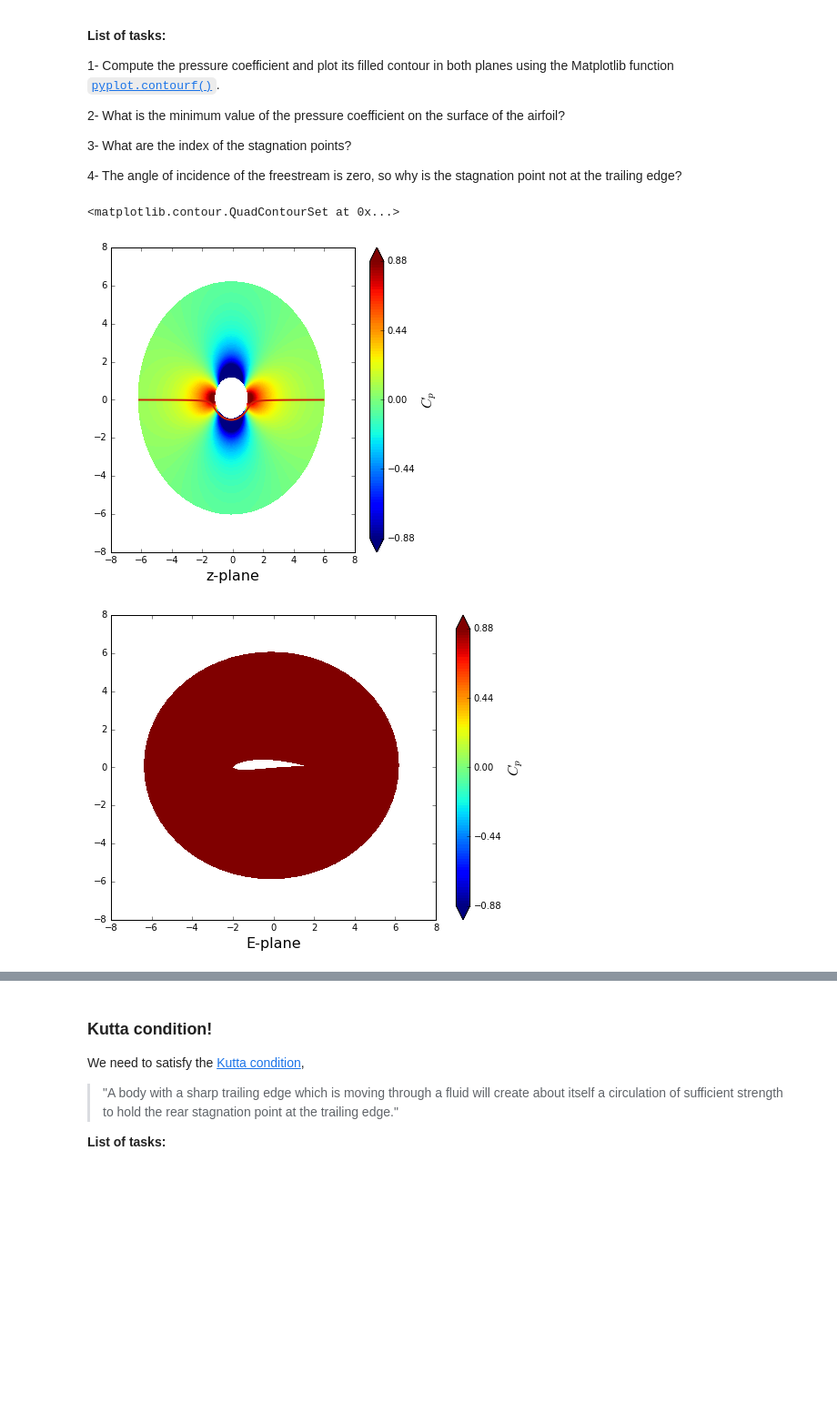
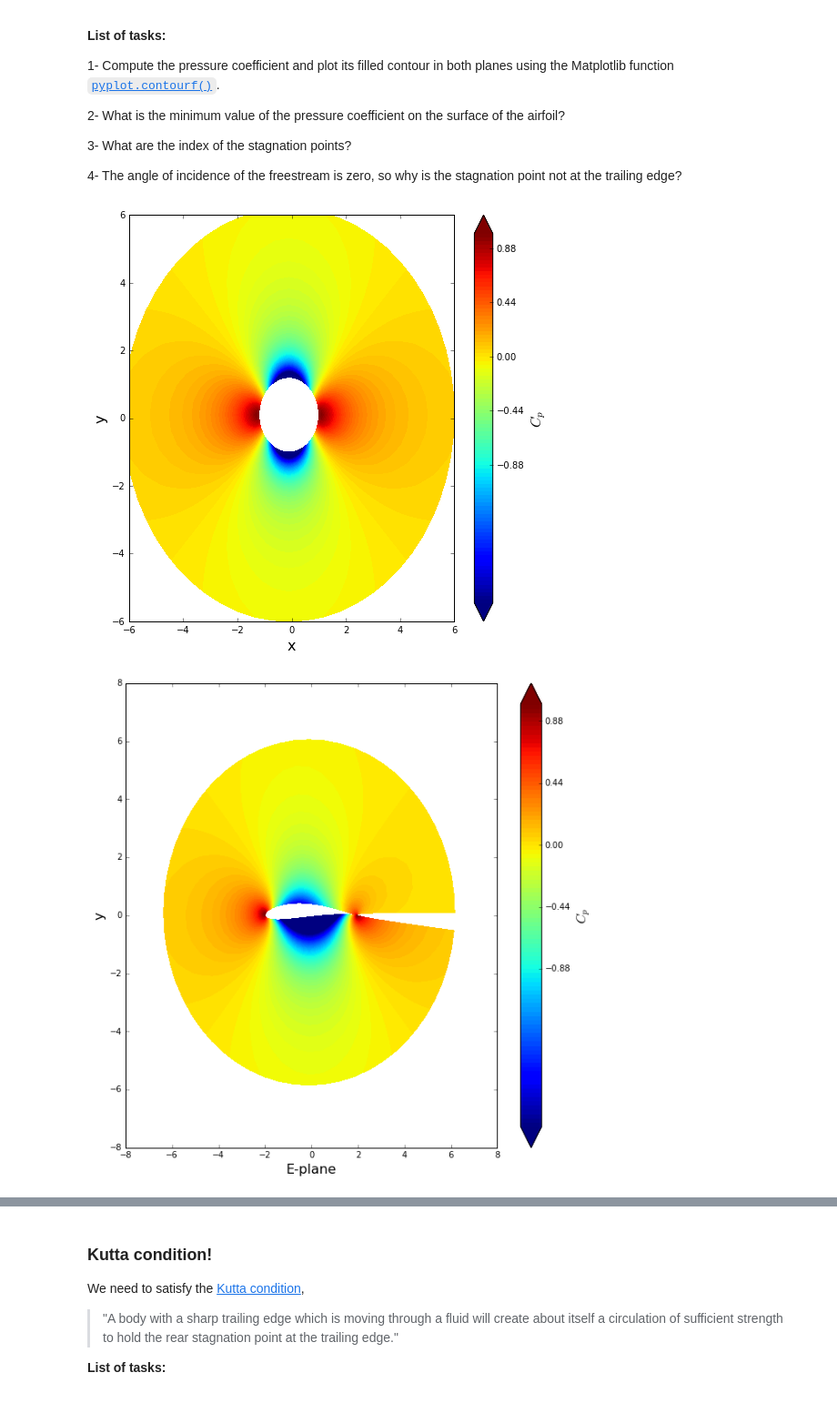
Before and after one commit to liu19941121/mae6226-work, a Jupyter notebook: midterm/midterm.ipynb, the cells around one changed output, grey strips where cells are left out. Shown at 91% size. Saved outputs shown, nothing was run; the diff lists cells and outputs as text; code cells hidden in the pictures; blank space fills up the shorter version.

```diff
--- a/midterm/midterm.ipynb
+++ b/midterm/midterm.ipynb
@@ -330,9 +333,9 @@ the function on the point $2.2 + 2.2j$ returns the point $1.00022655827 + 0.0995
 (You can display a zoom at the trailing-edge to support your answer.)
 # %%
 # Use this cell to write your function.
-def get_velocity(u, v, b, theta):
-    E = u_1 - v_1 * 1j
+def get_velocity_W(b, theta, x, y):
+    E = x + 1j*y
     n = 2 - theta/numpy.pi
-    W_1 = E/((4*n**2*b**2)/(E**2-b**4))*(1+b**2/E)**n*(1-b**2/E)**n/((1+b**2/E)**n-(1-b**2/E)**n)**2
+    W_1 = ((4*n**2*b**2)/(E**2-b**4))*(1+b**2/E)**n*(1-b**2/E)**n/((1+b**2/E)**n-(1-b**2/E)**n)**2
 
     return W_1
@@ -361,0 +342,6 @@ pyplot.quiver(x_1, y_1, W_2.real, W_2.imag, units='xy',pivot='tip',width=0.005,s
+# %%
+x, y = 2.2, 2.2
+b = 1
+theta = 5*math.pi/180
+W_check = get_velocity_W(b, theta, x, y)
+print('W_check = ', W_check )
@@ -361,0 +350,15 @@ pyplot.quiver(x_1, y_1, W_2.real, W_2.imag, units='xy',pivot='tip',width=0.005,s
+# %%
+# get the value of the derivative  dzdξ
+W_E = u_1 + 1j*v_1
+W_2 = get_velocity_W(b, T_theta, x_1, y_1)
+W_z = W_E / W_2
+u_2 = W_z.real
+v_2 = -W_z.imag
+
+size = 8
+pyplot.figure(figsize=(size, size))
+pyplot.xlabel('x', fontsize=16)
+pyplot.ylabel('y', fontsize=16)
+pyplot.xlim(-3.0, 3.0)
+pyplot.ylim(-3.0, 3.0)
+pyplot.quiver(z_2.real, z_2.imag, u_2, v_2,units='xy',pivot='tip', width=0.01, scale=10)
@@ -378,32 +384,32 @@ Let's have a look at the pressure coefficient to check what's going on.
 cp_1 = 1.0 - (u_1**2+v_1**2)/u_inf**2
 
 # plot the pressure coefficient field in the z-plane
-size = 6
+size = 8
 pyplot.figure(figsize=(size, size))
-pyplot.xlabel('z-plane', fontsize=16)
-pyplot.xlim(-8.0, 8.0)
-pyplot.ylim(-8.0, 8.0)
-contf = pyplot.contourf(x_1, y_1, cp_1, levels=numpy.linspace(-0.88, 0.88, 100), extend='both')
+pyplot.xlabel('x', fontsize=16)
+pyplot.ylabel('y', fontsize=16)
+pyplot.xlim(-6.0, 6.0)
+pyplot.ylim(-6.0, 6.0)
+contf = pyplot.contourf(x_1, y_1, cp_1, levels=numpy.linspace(-2.0, 1.0, 100), extend='both')
 cbar = pyplot.colorbar(contf)
 cbar.set_label('$C_p$', fontsize=16)
 cbar.set_ticks([-0.88, -0.44, 0.0, 0.44, 0.88])
-pyplot.contour(x_1, y_1, psi, levels=[0.], colors='#CD2305', linewidths=2, linestyles='solid')
 # %% [output]
-<matplotlib.contour.QuadContourSet at 0x...>
-[figure, old version]
+[figure, new version]
 # %%
-cp = 1.0 - (W_2.real**2 + W_2.imag**2)/u_inf**2
-z_3 = get_Karman_Trefftz_transformation(b, theta_1, x_1, y_1)
+cp_2 = 1.0 - (u_2**2 + v_2**2)/u_inf**2
 
 # plot the pressure coefficient field in the E-plane
-size = 6
-pyplot.figure(figsize=(8, size))
+size = 10
+pyplot.figure(figsize=(size, size))
+pyplot.xlabel('x', fontsize=16)
+pyplot.ylabel('y', fontsize=16)
 pyplot.xlabel('E-plane', fontsize=16)
 pyplot.xlim(-8.0, 8.0)
 pyplot.ylim(-8.0, 8.0)
-contf = pyplot.contourf(z_3.real, z_3.imag, cp, levels=numpy.linspace(-0.88, 0.88, 100), extend='both')
+contf = pyplot.contourf(z_2.real, z_2.imag, cp_2, levels=numpy.linspace(-2.0, 1.0, 100), extend='both')
 cbar = pyplot.colorbar(contf)
 cbar.set_label('$C_p$', fontsize=16)
 cbar.set_ticks([-0.88, -0.44, 0.0, 0.44, 0.88])
 # %% [output]
-[figure, old version]
+[figure, new version]
```
Also changed, not shown: parts of 20 cells of this notebook, 1 other file.
